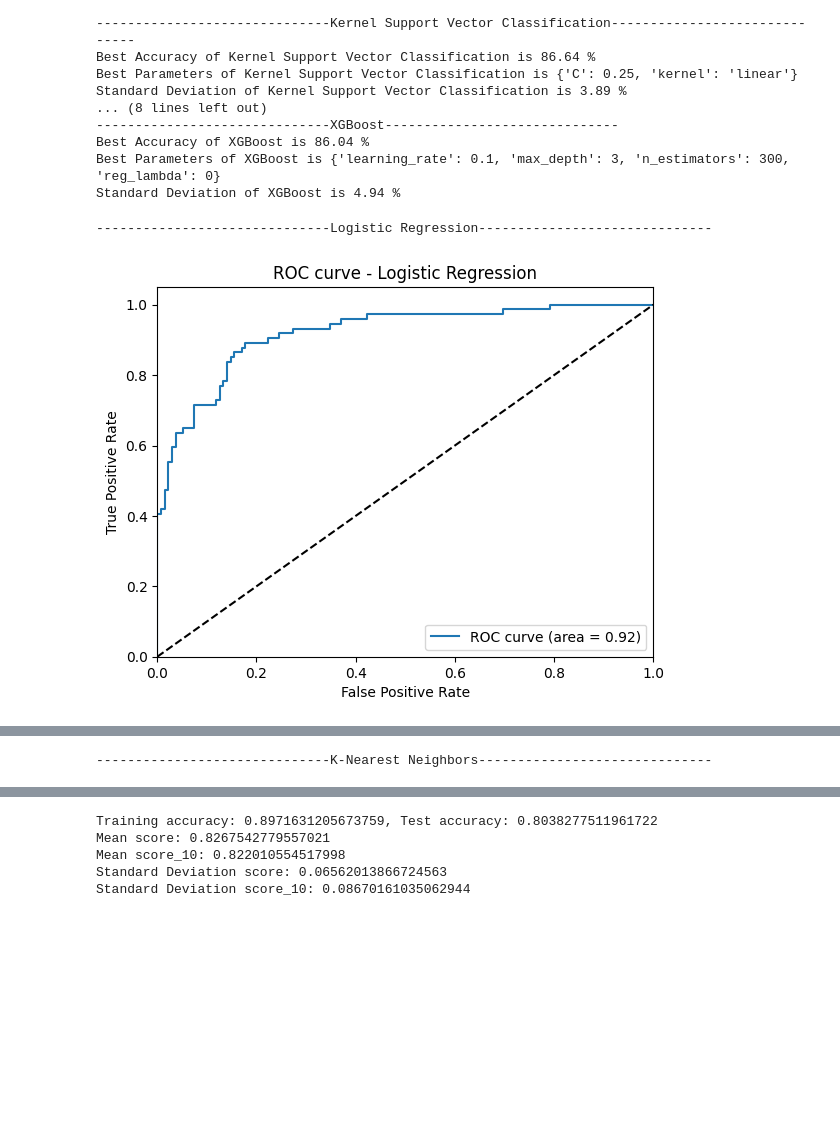
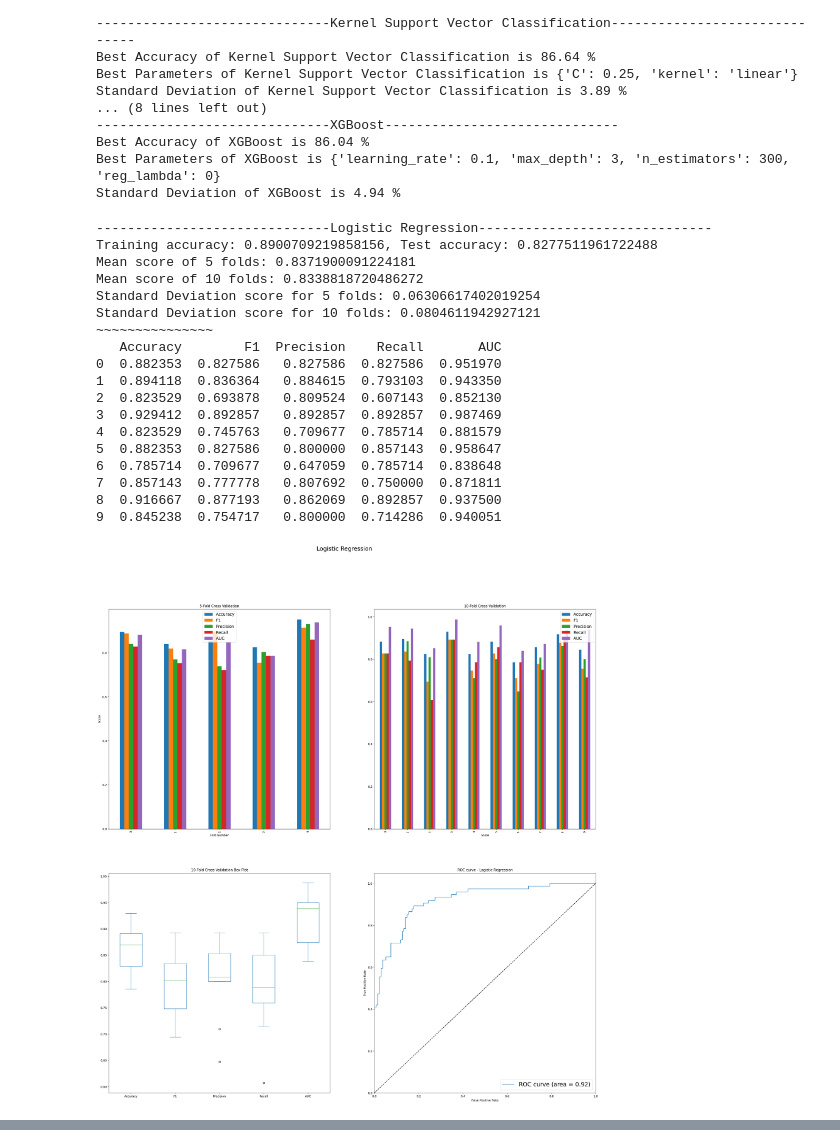
Before and after one commit to bl4ko/Biodegradability-of-Chemicals, a Jupyter notebook: Prediction.ipynb, the cells around one changed output, grey strips where cells are left out. Drawn from its saved outputs; the diff is of its cells as text; code cells hidden in the pictures; blank space fills up the shorter version.

```diff
--- a/Prediction.ipynb
+++ b/Prediction.ipynb
@@ -553,34 +531,63 @@ def evaluate_model(model_name, model, X_train, y_train, X_test, y_test):
 # %%
 # Go through each model and evaluate it
 for model in classifiers:
     print("-"*30 + model + "-"*30)
-    scores, scores_10 = evaluate_model(model, classifiers[model], X_train, y_train, X_test, y_test)
-    print(f"Mean score: {scores.mean()}")
-    print(f"Mean score_10: {scores_10.mean()}")
-    print(f"Standard Deviation score: {scores.std()}")
-    print(f"Standard Deviation score_10: {scores_10.std()}")
-    print(" ")
+    fig, axes = plt.subplots(nrows=2, ncols=2, figsize=(30,30))
+    fig.suptitle(model, fontsize=20)
+    scores_5, scores_10, (fpr, tpr, roc_a) = evaluate_model(model, classifiers[model], X_train, y_train, X_test, y_test)
+    print(f"Mean score of 5 folds: {scores_5.mean()}")
+    print(f"Mean score of 10 folds: {scores_10.mean()}")
+    print(f"Standard Deviation score for 5 folds: {scores_5.std()}")
+    print(f"Standard Deviation score for 10 folds: {scores_10.std()}")
+    print("~"*15)
 
-    score_pd = pd.DataFrame(scores, columns=['Accuracy', 'F1', 'Precision', 'Recall', 'AUC'])
-    score_pd.plot(kind='bar', title='Decision Tree Classifier')
-    plt.title(model)
-    plt.xlabel('Fold Number')
-    plt.ylabel('Score')
-    plt.legend(loc='best')
-    plt.show()
+
+    # Plot the ROC curve
+    axes[1,1].plot(fpr, tpr, label='ROC curve (area = %0.2f)' % roc_a)
+    axes[1,1].plot([0, 1], [0, 1], 'k--')
+    axes[1,1].set_xlim([0.0, 1.0])
+    axes[1,1].set_ylim([0.0, 1.05])
+    axes[1,1].set_xlabel('False Positive Rate')
+    axes[1,1].set_ylabel('True Positive Rate')
+    axes[1,1].set_title(f'ROC curve - {str(model)}')
+    axes[1,1].legend(loc="lower right", fontsize=20)
+
+    score_pd = pd.DataFrame(scores_5, columns=['Accuracy', 'F1', 'Precision', 'Recall', 'AUC'])
+    score_pd.plot(ax=axes[0,0], kind='bar', title='5-Fold Cross Validation')
+
+    axes[0,0].set_xlabel('Fold Number')
+    axes[0,0].set_ylabel('Score')
+    axes[0,0].legend(loc='best', fontsize=14)
+    # plt.show()
 
     score_10_pd = pd.DataFrame(scores_10.T, columns=['Accuracy', 'F1', 'Precision', 'Recall', 'AUC'])
     print(score_10_pd)
-    score_10_pd.plot(kind='bar', title=model)
+    score_10_pd.plot(ax=axes[0,1], kind='bar', title='10-Fold Cross Validation')
 
-    plt.title(model)
-    plt.xlabel('Fold Number')
-    plt.ylabel('Score')
-    plt.legend(loc='best')
+    # plt.title(model)
+    axes[0,1].set_xlabel('Fold Number')
+    axes[0,1].set_xlabel('Score')
+    axes[0,1].legend(loc='best', fontsize=14)
+
+    score_10_pd.plot(ax=axes[1,0], kind='box', title='10-Fold Cross Validation Box Plot')
     plt.show()
-
-    score_10_pd.plot(kind='box', title=model)
-    plt.show()
 # %% [output]
 ------------------------------Logistic Regression------------------------------
+Training accuracy: 0.8900709219858156, Test accuracy: 0.8277511961722488
+Mean score of 5 folds: 0.8371900091224181
+Mean score of 10 folds: 0.8338818720486272
+Standard Deviation score for 5 folds: 0.06306617402019254
+Standard Deviation score for 10 folds: 0.0804611942927121
+~~~~~~~~~~~~~~~
+   Accuracy        F1  Precision    Recall       AUC
+0  0.882353  0.827586   0.827586  0.827586  0.951970
+1  0.894118  0.836364   0.884615  0.793103  0.943350
+2  0.823529  0.693878   0.809524  0.607143  0.852130
+3  0.929412  0.892857   0.892857  0.892857  0.987469
+4  0.823529  0.745763   0.709677  0.785714  0.881579
+5  0.882353  0.827586   0.800000  0.857143  0.958647
+6  0.785714  0.709677   0.647059  0.785714  0.838648
+7  0.857143  0.777778   0.807692  0.750000  0.871811
+8  0.916667  0.877193   0.862069  0.892857  0.937500
+9  0.845238  0.754717   0.800000  0.714286  0.940051
-[figure, old version]
+[figure, new version]
@@ -606 +650,0 @@ Standard Deviation score_10: 0.0804611942927121
-------------------------------K-Nearest Neighbors------------------------------
@@ -608,5 +669,0 @@ Standard Deviation score_10: 0.0804611942927121
-Training accuracy: 0.8971631205673759, Test accuracy: 0.8038277511961722
-Mean score: 0.8267542779557021
-Mean score_10: 0.822010554517998
-Standard Deviation score: 0.06562013866724563
-Standard Deviation score_10: 0.08670161035062944
```
Also changed, not shown: parts of 7 cells of this notebook.
